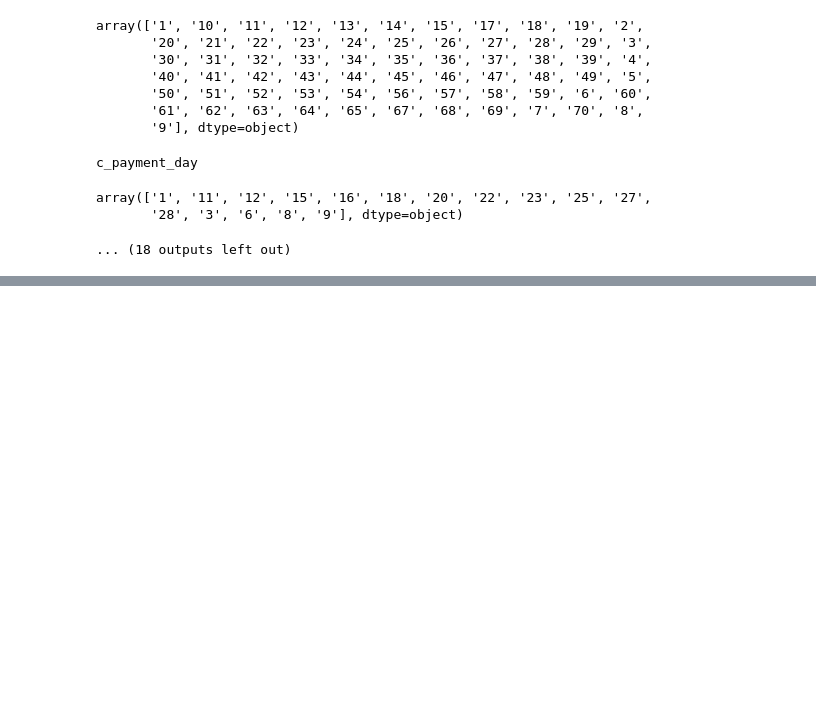
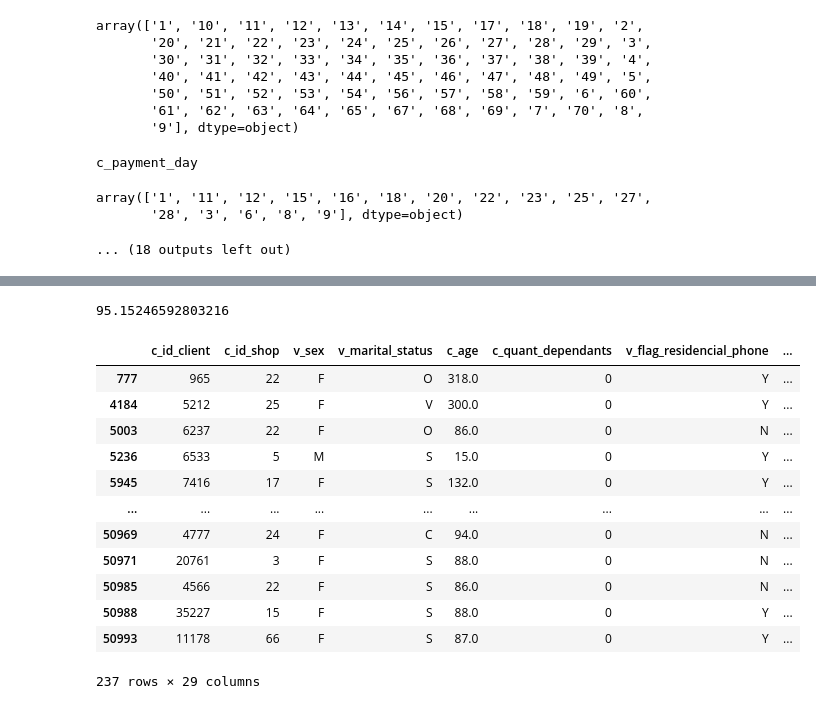
Before and after one commit to alanruizmondragon/examen, a Jupyter notebook: code/examen_ruiz_mondragon_alan.ipynb, the cells around one changed output, grey strips where cells are left out. Saved outputs shown, nothing was run; the diff lists cells and outputs as text; code cells hidden in the pictures; blank space fills up the shorter version.

```diff
--- a/code/examen_ruiz_mondragon_alan.ipynb
+++ b/code/examen_ruiz_mondragon_alan.ipynb
@@ -620,0 +646,22 @@ La variable **v_flag_contact_phone** contiene valores **nan** hay que validar qu
+# %%
+#Revisamos el porcentaje que representa la población mayor de 95 años que ha solicitado un crédito, el cual apenas representa un 0.18% de todos los registros
+#Podemos convertir a NaN los registros mayores a 95.
+(df[df["c_age"] > 95 & (df["c_age"] > 95)].shape[0]/df.shape[0]) * 100
+# %% [output]
+95.15246592803216
+# %%
+df[(df["c_age"] > 85) | (df["c_age"] < 17)]
+# %% [output]
+|  | c_id_client | c_id_shop | v_sex | v_marital_status | c_age | c_quant_dependants | v_flag_residencial_phone | ... |
+| 777 | 965 | 22 | F | O | 318.0 | 0 | Y | ... |
+| 4184 | 5212 | 25 | F | V | 300.0 | 0 | Y | ... |
+| 5003 | 6237 | 22 | F | O | 86.0 | 0 | N | ... |
+| 5236 | 6533 | 5 | M | S | 15.0 | 0 | Y | ... |
+| 5945 | 7416 | 17 | F | S | 132.0 | 0 | Y | ... |
+| ... | ... | ... | ... | ... | ... | ... | ... | ... |
+| 50969 | 4777 | 24 | F | C | 94.0 | 0 | N | ... |
+| 50971 | 20761 | 3 | F | S | 88.0 | 0 | N | ... |
+| 50985 | 4566 | 22 | F | S | 86.0 | 0 | N | ... |
+| 50988 | 35227 | 15 | F | S | 88.0 | 0 | Y | ... |
+| 50993 | 11178 | 66 | F | S | 87.0 | 0 | Y | ... |
+237 rows × 29 columns
```
Also changed, not shown: parts of 28 cells of this notebook.
